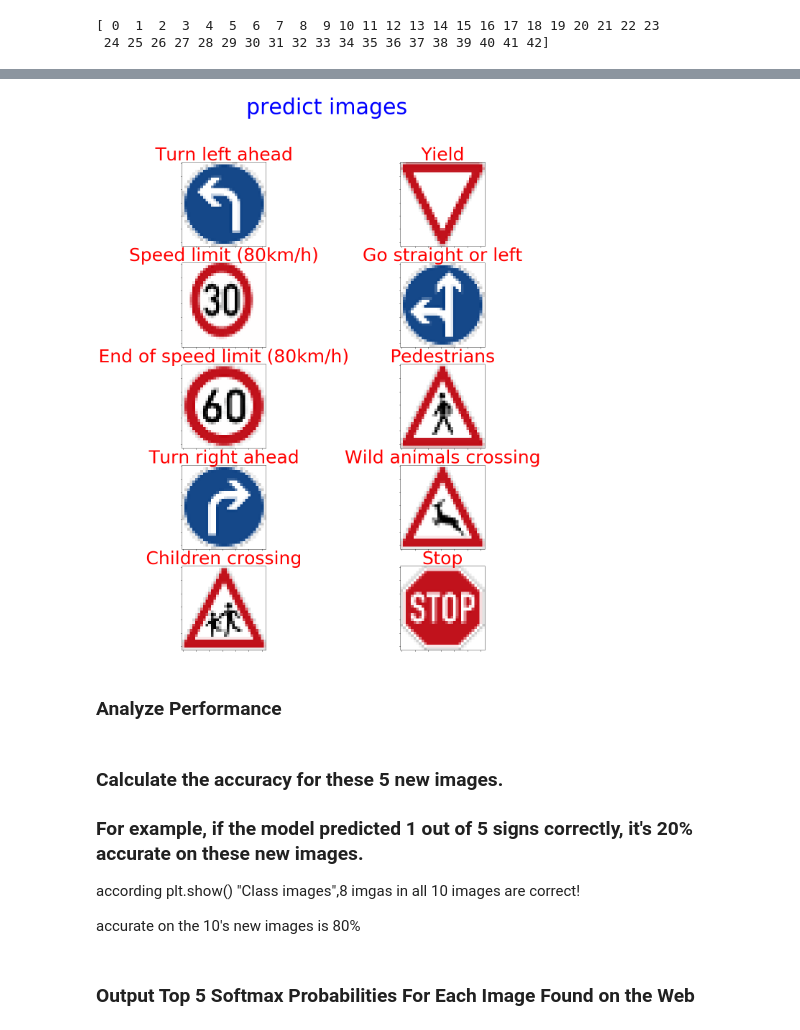
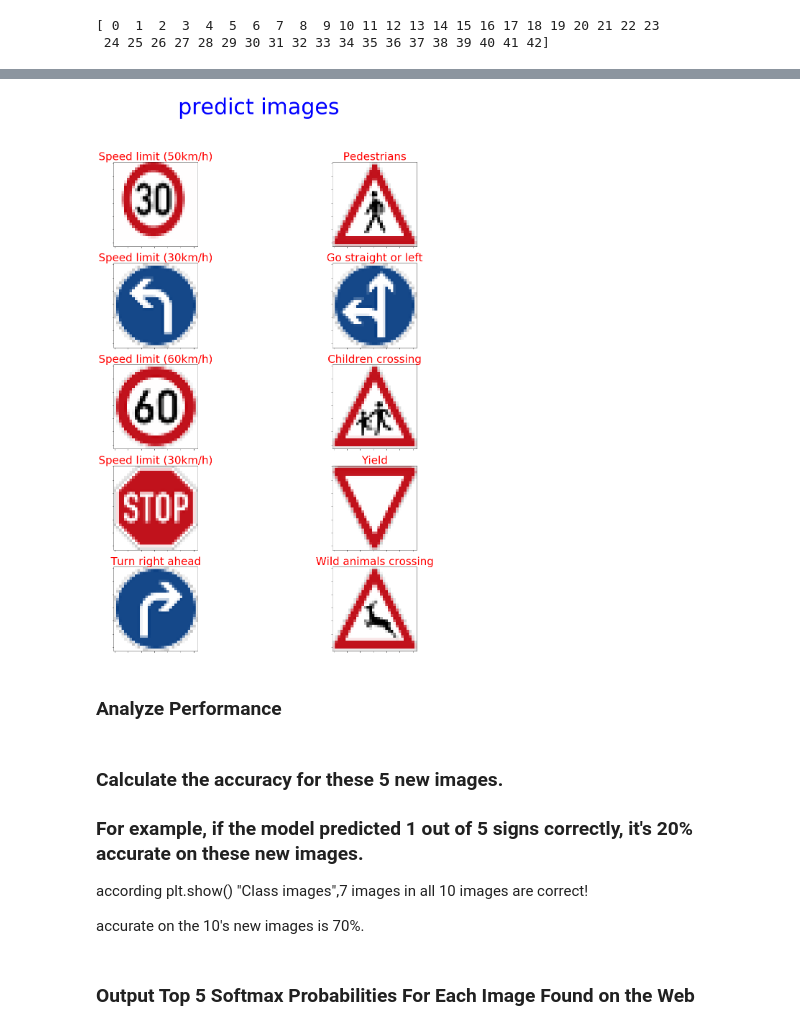
Before and after one commit to luteresa/P3_CarND-Traffic-Sign-Classifier, a Jupyter notebook: Traffic_Sign_Classifier.ipynb, the cells around one changed output, grey strips where cells are left out. Saved outputs shown, nothing was run; the diff lists cells and outputs as text; code cells hidden in the pictures.

```diff
--- a/Traffic_Sign_Classifier.ipynb
+++ b/Traffic_Sign_Classifier.ipynb
@@ -280,10 +293,9 @@ def normalize_grayscale2(image_data):
 ### Preprocess the data here. It is required to normalize the data. Other preprocessing steps could include
 ### converting to grayscale, etc.
 ### Feel free to use as many code cells as needed.
-def preprocess_features(X,equalize_hist=True):
+def preprocess_features(X):
     # Convert from RGB to YUV
     X = np.array([np.expand_dims(cv2.cvtColor(rgb_img,cv2.COLOR_RGB2YUV)[:,:,0],2) for rgb_img in X])
-    # adjust image contrast
 
     '''
     other ways to preprocess_feature
@@ -293,7 +305,7 @@ def preprocess_features(X,equalize_hist=True):
     X /= (np.std(X,axis=0) + np.finfo('float32').eps)
     '''
 
-    X = normalize_grayscale(X)
+    X = normalize_grayscale(np.array(X))
 
     return X
 # %% [markdown]
@@ -354,7 +363,7 @@ def LeNet(x,n_classes,keep_prob):
     # TODO: Pooling. Input = 28x28x6. Output = 15x15x8
     conv1 = tf.nn.max_pool(conv1,ksize=[1,2,2,1],strides=[1,2,2,1],padding='VALID')
 
-    conv1 = tf.nn.dropout(conv1, keep_prob)
+    #conv1 = tf.nn.dropout(conv1, keep_prob)
 
 
     # TODO: Layer 2: Convolutional. Output = 13x13x16.
@@ -389,7 +398,7 @@ def LeNet(x,n_classes,keep_prob):
     # TODO: Activation.
     fc2 = tf.nn.relu(fc2)
 
-    fc2 = tf.nn.dropout(fc2, keep_prob)
+    #fc2 = tf.nn.dropout(fc2, keep_prob)
 
     # TODO: Layer 4: Fully Connected. Input = 120. Output = 84.
     fc3_W = tf.Variable(tf.truncated_normal((120,84),mean=mu, stddev=sigma))
@@ -493,6 +545,9 @@ with tf.Session() as sess:
 
     print("Training...")
     print()
+
+    VALID_accuracy=[]
+
     for i in range(EPOCHS):
         if i > 10:
             rate = 0.0001
@@ -503,6 +558,8 @@ with tf.Session() as sess:
             sess.run(training_operation, feed_dict={x: batch_x, y: batch_y,keep_prob:0.5})
 
         validation_accuracy = evaluate(X_valid_norm, y_valid)
+        VALID_accuracy.append(validation_accuracy)
+
         print("EPOCH {} ...".format(i+1))
         print("Validation Accuracy = {:.3f}".format(validation_accuracy))
         print()
@@ -583,7 +653,7 @@ def get_list_files(my_dir):
             list_f.append(f_path)
     return list_f
 
-my_dir = './test_images3'
+my_dir = './test_images'
 file_list = get_list_files(my_dir)
 #print(file_list)
 img_data=[]
@@ -595,5 +665,5 @@ for file in file_list:
     cur_img = cv2.cvtColor(cur_img,cv2.COLOR_BGR2RGB)
     img_data.append(cur_img)
 
-visualize_images(img_data,"New Images")
+visualize_images(img_data,"New Images",save_name='New_Images.jpg')
 # %% [output]
@@ -644,21 +714,20 @@ INFO:tensorflow:Restoring parameters from data/lenet_model.ckpt-30
 # %%
 Traffic_Signs_names=[]
 for item in result_type_id:
     Traffic_Signs_names.append(map_table[item])
 
-visualize_images(img_data,"predict images",cols=2,show_title=Traffic_Signs_names)
+visualize_images(img_data,"predict images",cols=2,show_title=Traffic_Signs_names,save_name='predict_images.jpg')
 # %% [output]
-[figure, old version]
+[figure, new version]
 # %% [markdown]
 ### Analyze Performance
 # %% [markdown]
 ### Calculate the accuracy for these 5 new images.
 ### For example, if the model predicted 1 out of 5 signs correctly, it's 20% accurate on these new images.
 
-according plt.show() "Class images",8 imgas in all 10 images are correct!
+according plt.show() "Class images",7 images in all 10 images are correct!
 
-
-accurate on the 10's new images is 80%
+accurate on the 10's new images is 70%.
 # %% [markdown]
 ### Output Top 5 Softmax Probabilities For Each Image Found on the Web
 # %% [markdown]
```
Also changed, not shown: parts of 17 cells of this notebook, 13 other files.
